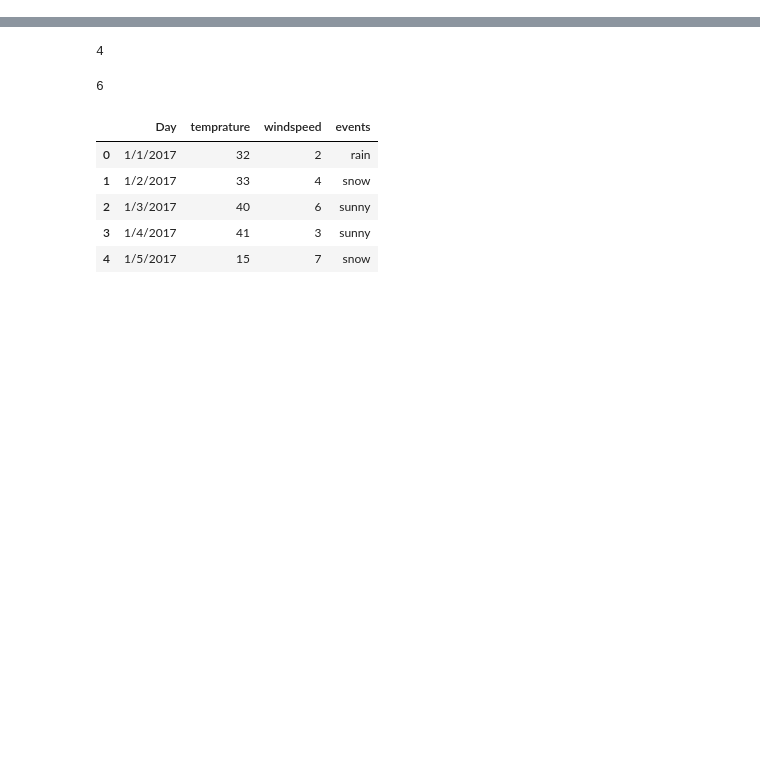
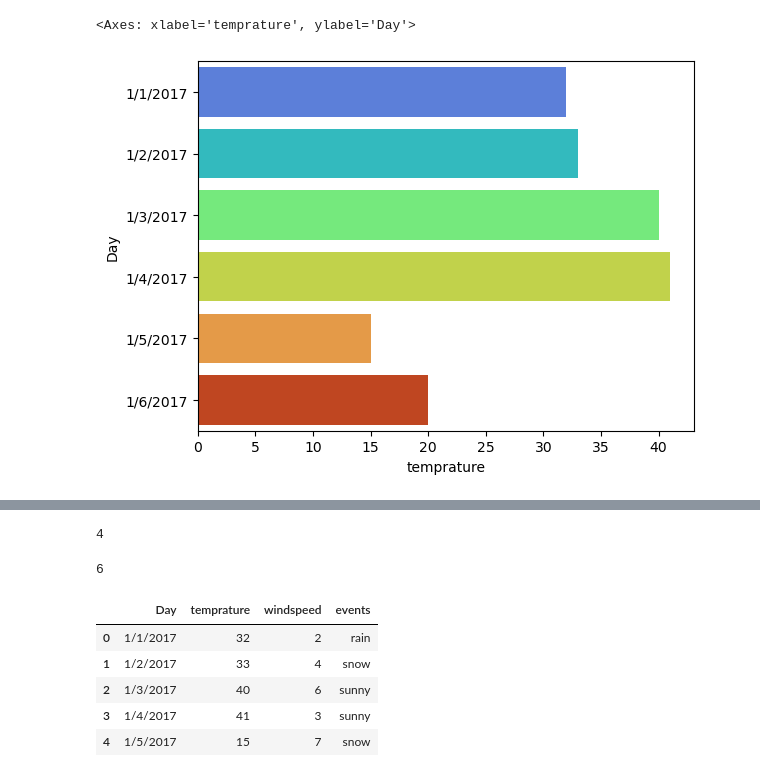
Before and after one commit to maheshkshi400/juypter, a Jupyter notebook: Pandas/pandas_3.ipynb, the cells around one changed output, grey strips where cells are left out. Saved outputs shown, nothing was run; the diff lists cells and outputs as text; code cells hidden in the pictures; blank space fills up the shorter version.

```diff
--- a/Pandas/pandas_3.ipynb
+++ b/Pandas/pandas_3.ipynb
@@ -42,0 +38,5 @@ df1
+# %%
+sns.barplot(y="Day",x="temprature",data=df1,palette="turbo")
+# %% [output]
+<Axes: xlabel='temprature', ylabel='Day'>
+[figure, added]
```
Also changed, not shown: parts of 3 cells of this notebook, 1 other file.
